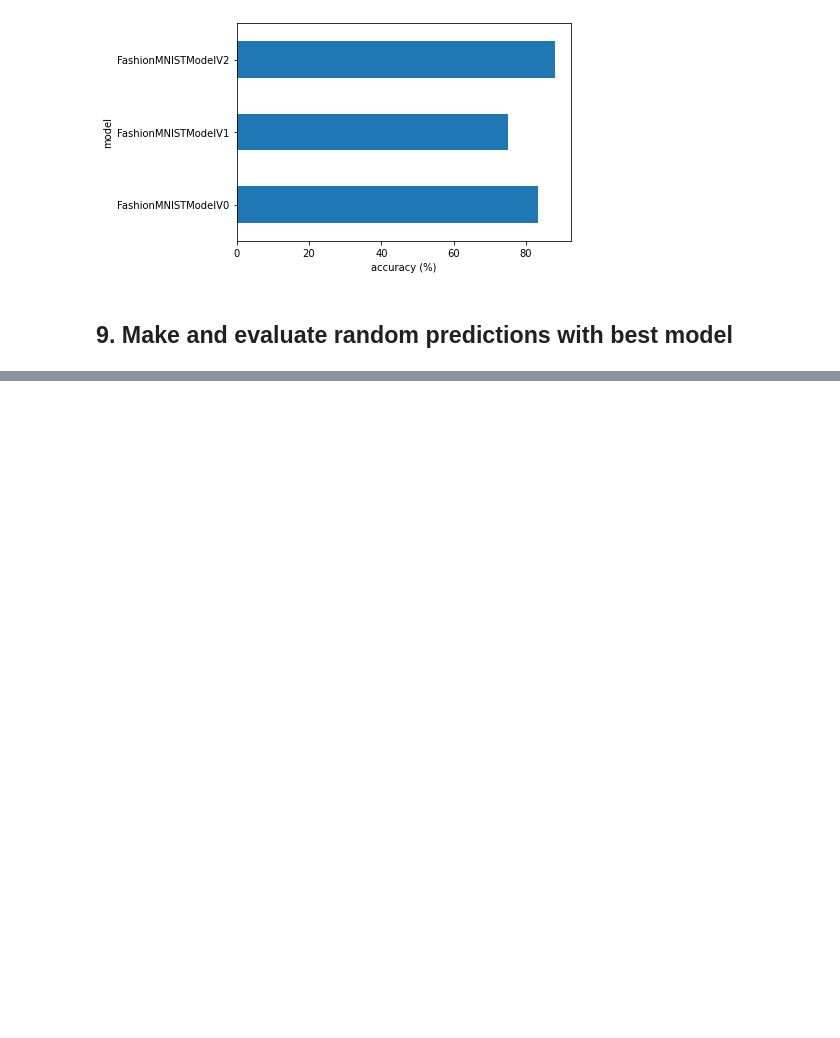
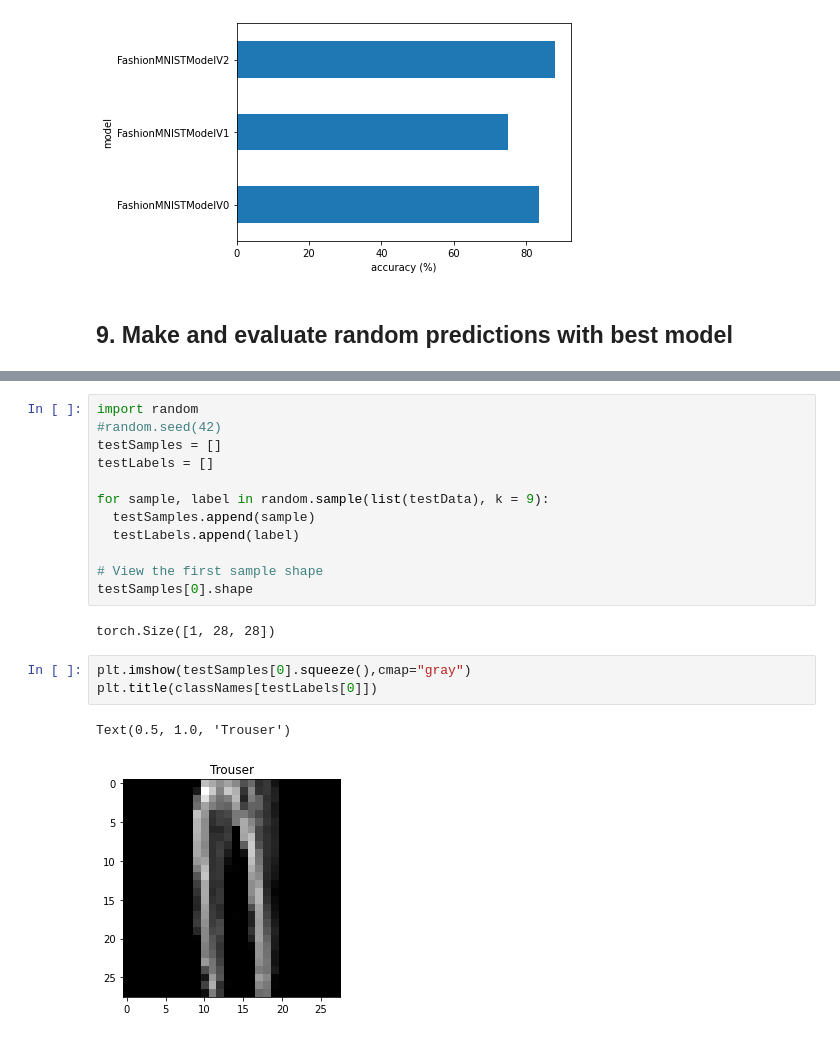
Before and after one commit to smbonilla/learningPyTorch, a Jupyter notebook: 03_pyTorchComputerVision.ipynb, the cells around one changed output, grey strips where cells are left out. Drawn from its saved outputs; the diff is of its cells as text; blank space fills up the shorter version.

```diff
--- a/03_pyTorchComputerVision.ipynb
+++ b/03_pyTorchComputerVision.ipynb
@@ -925,0 +935,20 @@ plt.ylabel("model");
+# %%
+import random
+#random.seed(42)
+testSamples = []
+testLabels = []
+
+for sample, label in random.sample(list(testData), k = 9):
+  testSamples.append(sample)
+  testLabels.append(label)
+
+# View the first sample shape
+testSamples[0].shape
+# %% [output]
+torch.Size([1, 28, 28])
+# %%
+plt.imshow(testSamples[0].squeeze(),cmap="gray")
+plt.title(classNames[testLabels[0]])
+# %% [output]
+Text(0.5, 1.0, 'Trouser')
+[figure, added]
```
Also changed, not shown: parts of 29 cells of this notebook.
